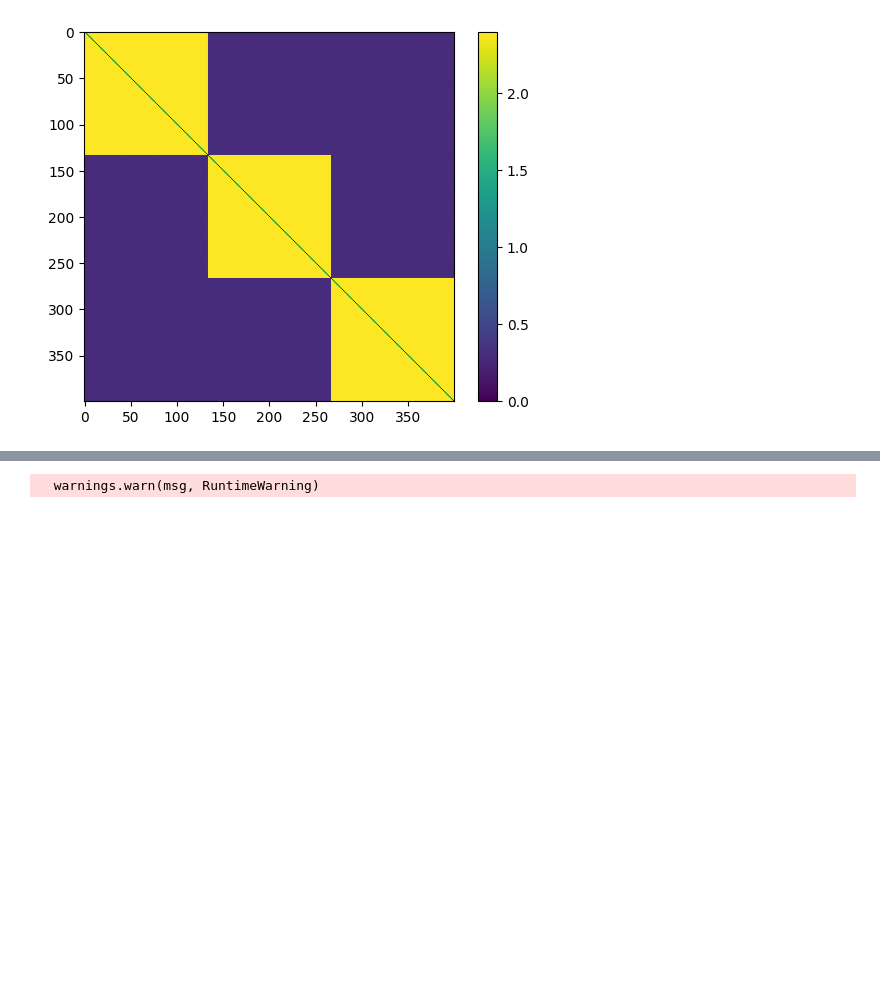
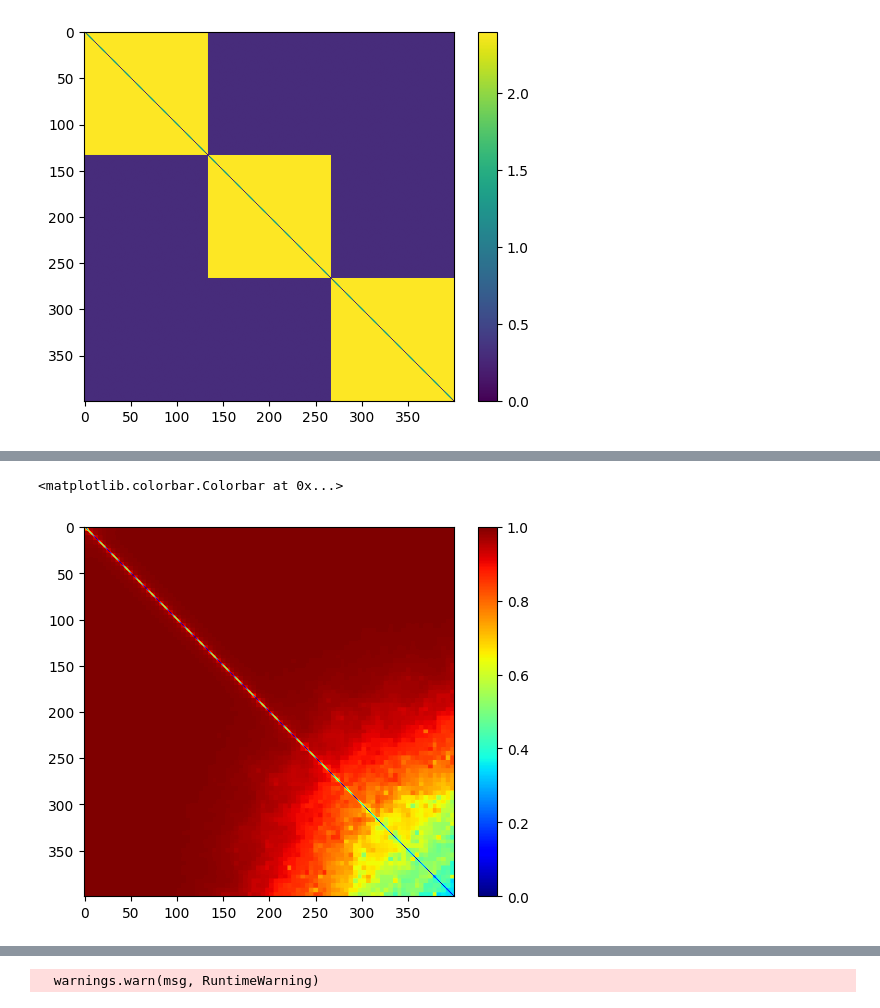
Before and after one commit to SDS-EPFL/pygraphon, a Jupyter notebook: dev/2022_10_01_test_estimators.ipynb, the cells around one changed output, grey strips where cells are left out. Drawn from its saved outputs; the diff is of its cells as text; code cells hidden in the pictures; blank space fills up the shorter version.

```diff
--- a/dev/2022_10_01_test_estimators.ipynb
+++ b/dev/2022_10_01_test_estimators.ipynb
@@ -49 +78,7 @@ edge_density(A)
+# %%
+plt.imshow(estimator.get_graphon()._get_edge_probabilities(400,False,True), cmap = "jet")
+plt.colorbar()
+# %% [output]
+<matplotlib.colorbar.Colorbar at 0x...>
+[figure, added]
 # %%
```
Also changed, not shown: parts of 14 cells of this notebook, 12 other files.
